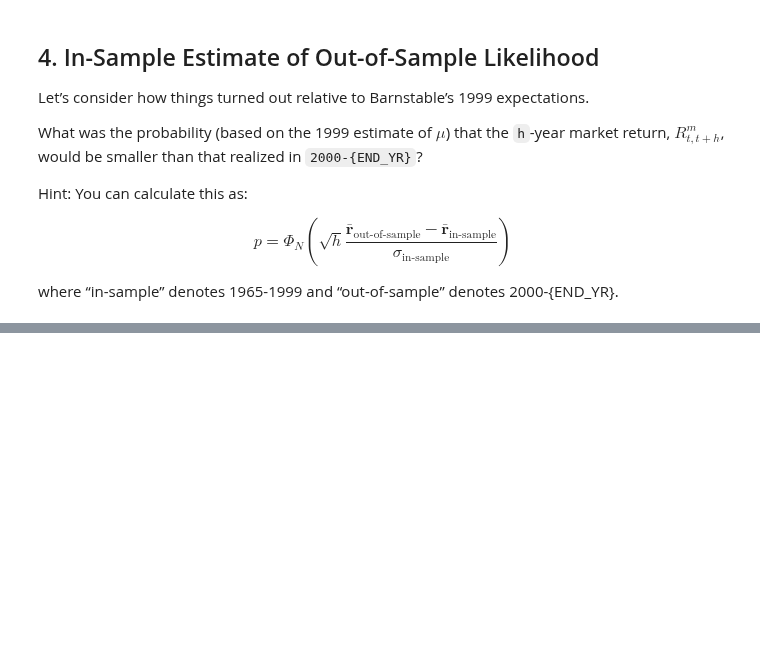
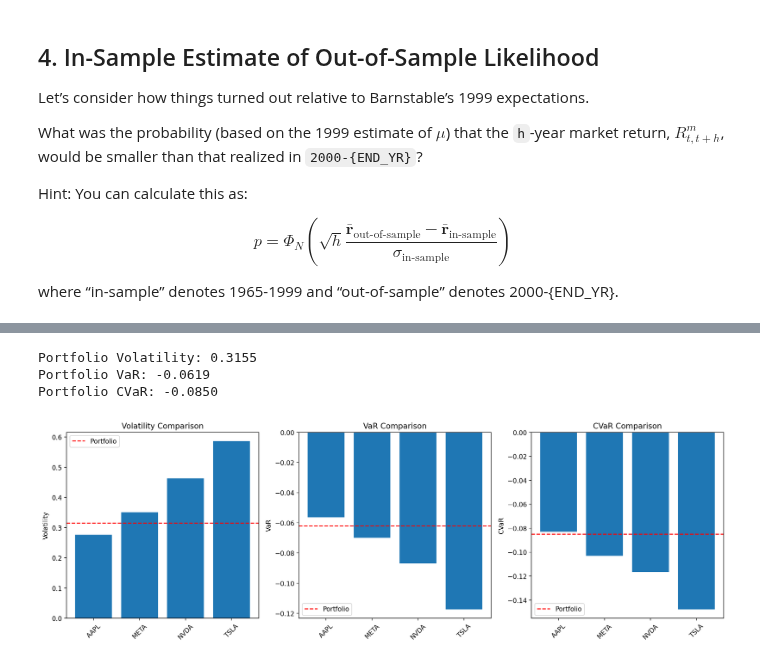
Before and after one commit to scfengv/FINM36700-Portfolio-and-Risk-Management, a Jupyter notebook: assignment/HW3.ipynb, the cells around one changed output, grey strips where cells are left out. Drawn from its saved outputs; the diff is of its cells as text; code cells hidden in the pictures; blank space fills up the shorter version.

```diff
--- a/assignment/HW3.ipynb
+++ b/assignment/HW3.ipynb
@@ -272,0 +317,5 @@ where “in-sample” denotes 1965-1999 and “out-of-sample” denotes 2000-{EN
+# %%
+data = pd.read_excel("../data/spx_returns_weekly.xlsx", sheet_name = "s&p500 rets").set_index("date")
+tickers = ["AAPL", "META", "NVDA", "TSLA"]
+data = data[tickers]
+data.head()
@@ -272,0 +368,39 @@ where “in-sample” denotes 1965-1999 and “out-of-sample” denotes 2000-{EN
+# %%
+weights = np.array([1/len(tickers) for _ in tickers])
+portfolio = data @ weights
+portVol = portfolio.std() * np.sqrt(52)
+portVar = CalcVar(portfolio)
+portCVar = CalcCVar(portfolio)
+
+vol.append(portVol)
+var.append(portVar)
+cvar.append(portCVar)
+
+print(f"Portfolio Volatility: {portVol:.4f}")
+print(f"Portfolio VaR: {portVar:.4f}")
+print(f"Portfolio CVaR: {portCVar:.4f}")
+# %% [output]
+Portfolio Volatility: 0.3155
+Portfolio VaR: -0.0619
+Portfolio CVaR: -0.0850
+# %%
+result1 = pd.DataFrame({
+    "Volatility": vol,
+    "VaR": var,
+    "CVaR": cvar
+}, index = tickers + ["Portfolio"])
+# %%
+fig, axes = plt.subplots(1, 3, figsize = (15, 5))
+for idx, col in enumerate(["Volatility", "VaR", "CVaR"]):
+    axes[idx].bar(result1.index[:-1], result1[col].iloc[:-1])
+    axes[idx].set_title(f"{col} Comparison")
+    axes[idx].set_ylabel(col)
+    axes[idx].tick_params(axis = "x", rotation = 45)
+    axes[idx].axhline(y = result1[col]["Portfolio"], color="r",
+                      linestyle = "--", label = "Portfolio")
+    axes[idx].legend()
+
+plt.tight_layout()
+plt.show()
+# %% [output]
+[figure, added]
```
Also changed, not shown: parts of 13 cells of this notebook, 1 other file.
